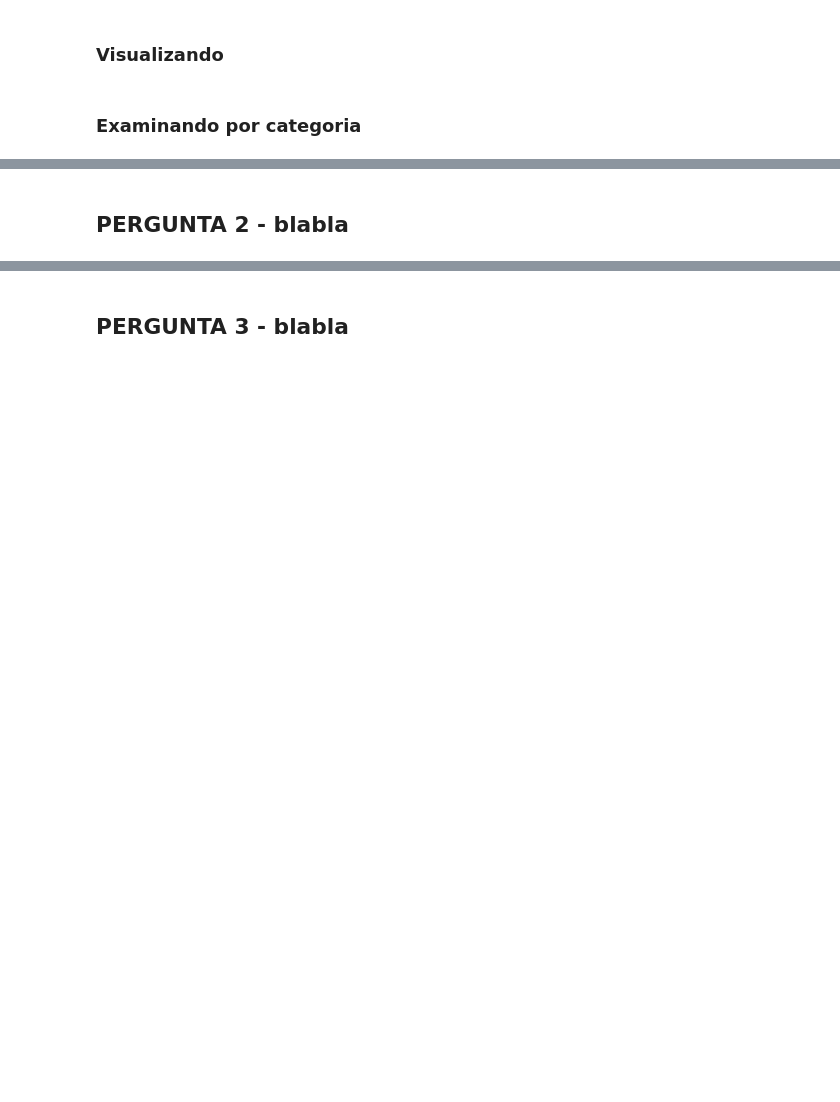
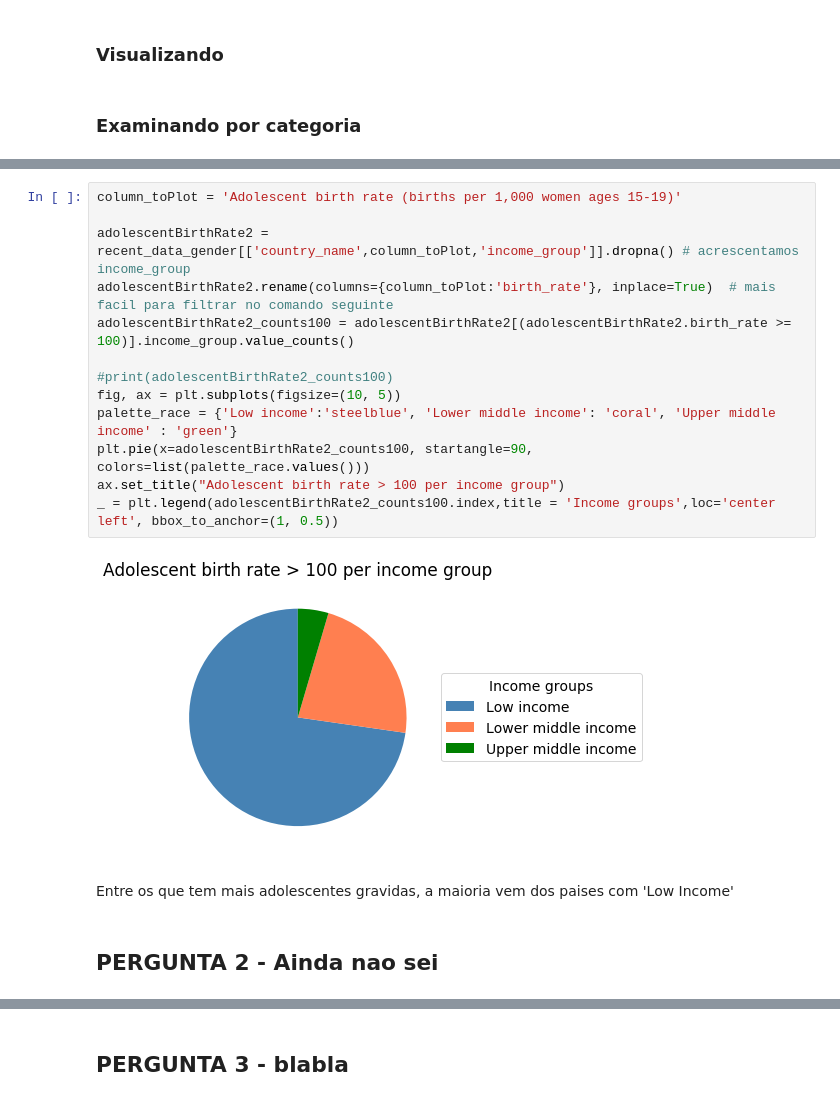
Before and after one commit to andreisha/inf1032-datascience, a Jupyter notebook: T1.1 Analise Descriptiva.ipynb, the cells around one changed output, grey strips where cells are left out. Drawn from its saved outputs; the diff is of its cells as text; blank space fills up the shorter version.

```diff
--- a/T1.1 Analise Descriptiva.ipynb
+++ b/T1.1 Analise Descriptiva.ipynb
@@ -505,2 +515,19 @@ Violence against women ever experienced, nonint...              56
+# %%
+column_toPlot = 'Adolescent birth rate (births per 1,000 women ages 15-19)'
+
+adolescentBirthRate2 = recent_data_gender[['country_name',column_toPlot,'income_group']].dropna() # acrescentamos income_group
+adolescentBirthRate2.rename(columns={column_toPlot:'birth_rate'}, inplace=True)  # mais facil para filtrar no comando seguinte
+adolescentBirthRate2_counts100 = adolescentBirthRate2[(adolescentBirthRate2.birth_rate >= 100)].income_group.value_counts()
+
+#print(adolescentBirthRate2_counts100)
+fig, ax = plt.subplots(figsize=(10, 5))
+palette_race = {'Low income':'steelblue', 'Lower middle income': 'coral', 'Upper middle income' : 'green'}
+plt.pie(x=adolescentBirthRate2_counts100, startangle=90, colors=list(palette_race.values()))
+ax.set_title("Adolescent birth rate > 100 per income group")
+_ = plt.legend(adolescentBirthRate2_counts100.index,title = 'Income groups',loc='center left', bbox_to_anchor=(1, 0.5))
+# %% [output]
+[figure, added]
+# %% [markdown]
+Entre os que tem mais adolescentes gravidas, a maioria vem dos paises com 'Low Income'
 # %% [markdown]
-## PERGUNTA 2 - blabla
+## PERGUNTA 2 - Ainda nao sei
```
Also changed, not shown: parts of 14 cells of this notebook, 2 other files.
